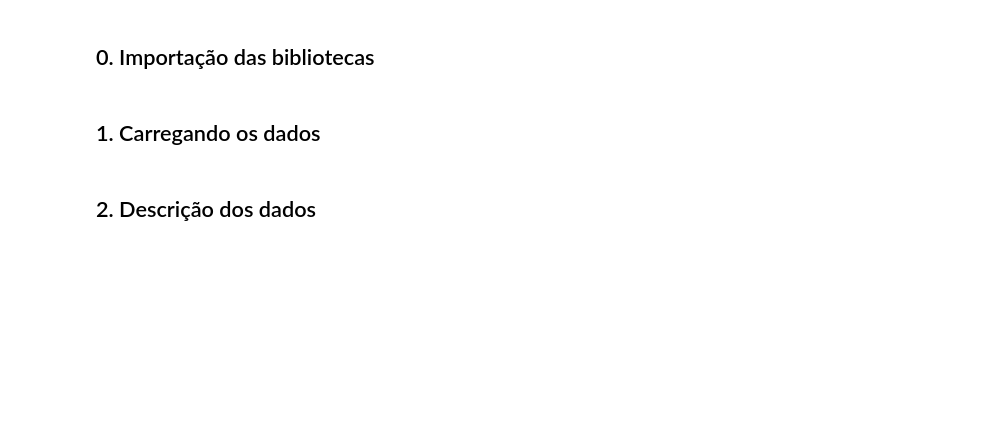
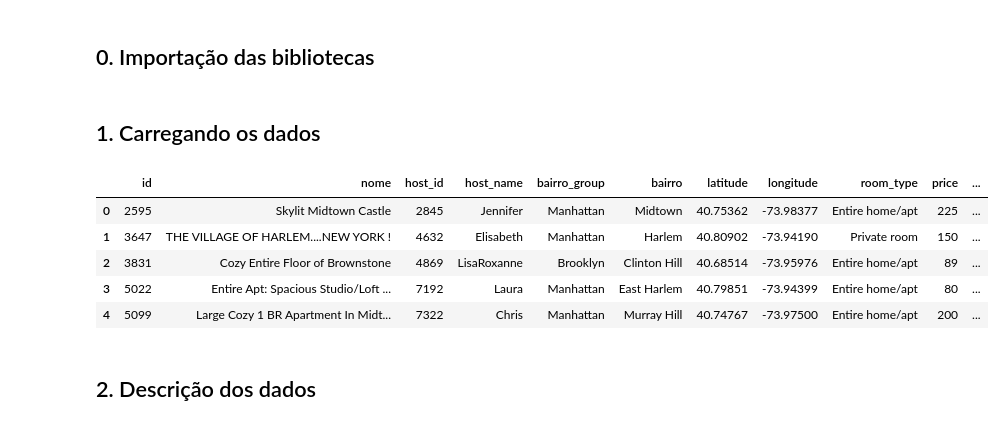
Before and after one commit to hlnmrqs/LH_CD_Helen_Carneiro, a Jupyter notebook: notebook/projeto.ipynb, the cells around one changed output. Cells and saved outputs as stored; diff of their text form; code cells hidden in the pictures; blank space fills up the shorter version.

```diff
--- a/notebook/projeto.ipynb
+++ b/notebook/projeto.ipynb
@@ -7,6 +10,14 @@ import os
 ## 1. Carregando os dados
 # %%
 df_prices = pd.read_csv('../data/raw/teste_indicium_precificacao.csv')
+df_prices.head()
+# %% [output]
+|  | id | nome | host_id | host_name | bairro_group | bairro | latitude | longitude | room_type | price | ... |
+| 0 | 2595 | Skylit Midtown Castle | 2845 | Jennifer | Manhattan | Midtown | 40.75362 | -73.98377 | Entire home/apt | 225 | ... |
+| 1 | 3647 | THE VILLAGE OF HARLEM....NEW YORK ! | 4632 | Elisabeth | Manhattan | Harlem | 40.80902 | -73.94190 | Private room | 150 | ... |
+| 2 | 3831 | Cozy Entire Floor of Brownstone | 4869 | LisaRoxanne | Brooklyn | Clinton Hill | 40.68514 | -73.95976 | Entire home/apt | 89 | ... |
+| 3 | 5022 | Entire Apt: Spacious Studio/Loft ... | 7192 | Laura | Manhattan | East Harlem | 40.79851 | -73.94399 | Entire home/apt | 80 | ... |
+| 4 | 5099 | Large Cozy 1 BR Apartment In Midt... | 7322 | Chris | Manhattan | Murray Hill | 40.74767 | -73.97500 | Entire home/apt | 200 | ... |
 # %% [markdown]
 ## 2. Descrição dos dados
 # %%
```
Also changed, not shown: parts of 6 cells of this notebook.
